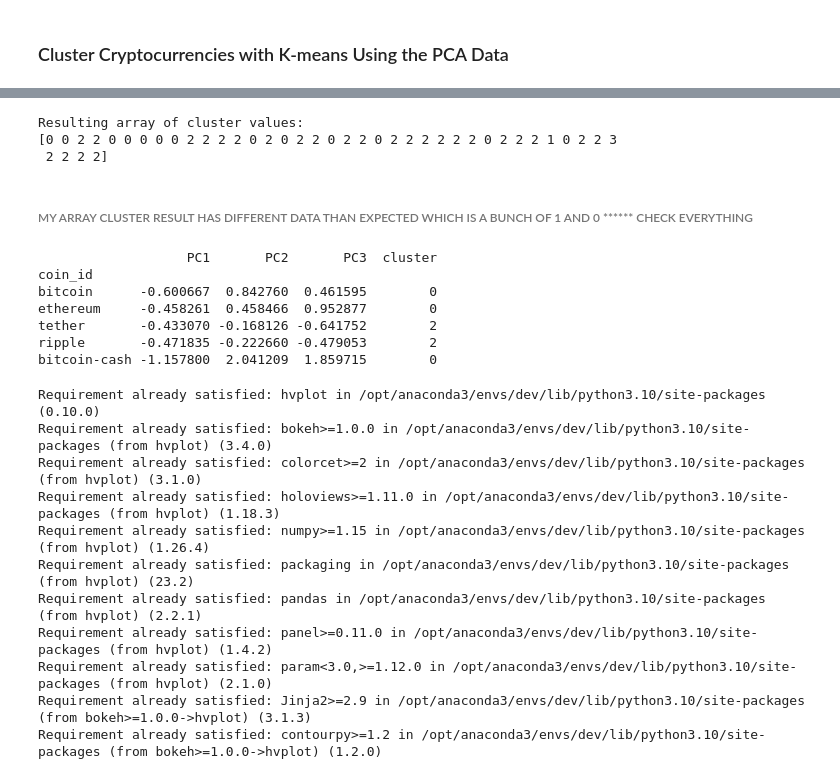
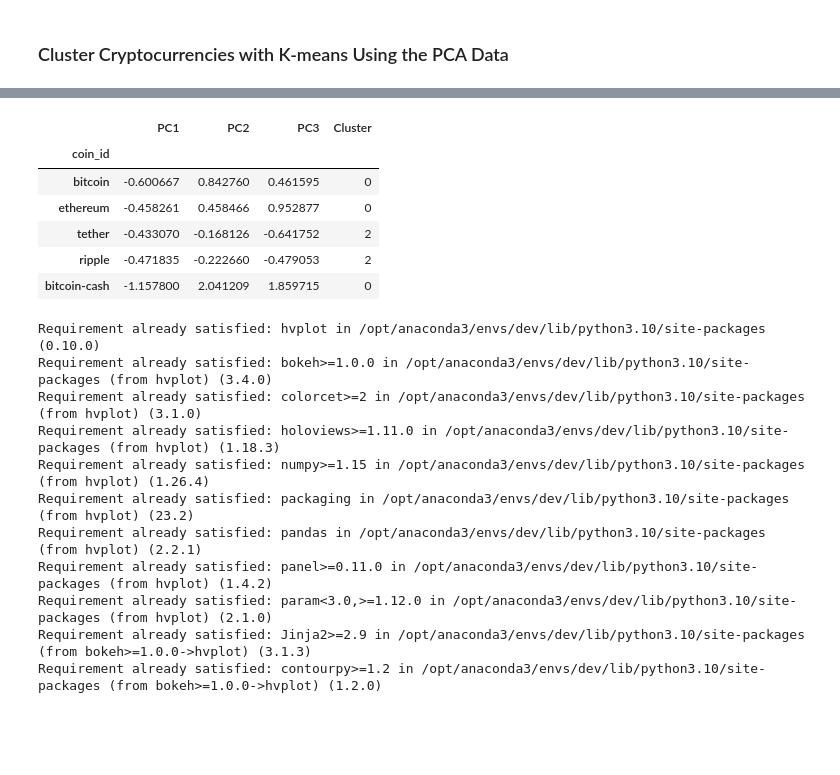
Before and after one commit to cwanko/CryptoClustering, a Jupyter notebook: Crypto_Clustering.ipynb, the cells around one changed output, grey strips where cells are left out. Saved outputs shown, nothing was run; the diff lists cells and outputs as text; code cells hidden in the pictures; blank space fills up the shorter version.

```diff
--- a/Crypto_Clustering.ipynb
+++ b/Crypto_Clustering.ipynb
@@ -555,38 +366,39 @@ bitcoin-cash -1.157800  2.041209  1.859715        0
-# %%
-# Predict the clusters to group the cryptocurrencies using the PCA data
-# Predict the clusters using the PCA DataFrame
-clusters = kmeans_best.predict(pca_df)
-
-# Print the resulting array of cluster values
-print("Resulting array of cluster values:")
-print(clusters)
-# %% [output]
-Resulting array of cluster values:
-[0 0 2 2 0 0 0 0 0 2 2 2 2 0 2 0 2 2 0 2 2 0 2 2 2 2 2 2 0 2 2 2 1 0 2 2 3
- 2 2 2 2]
-# %% [markdown]
-###### MY ARRAY CLUSTER RESULT HAS DIFFERENT DATA THAN EXPECTED WHICH IS A BUNCH OF 1 AND 0 ****** CHECK EVERYTHING
-# %%
-# Create a copy of the DataFrame with the PCA data
-# Add a new column to the DataFrame with the predicted clusters
-# Display sample data
-
-# Create a copy of the DataFrame with the PCA data
-pca_df_copy = pca_df.copy()
-
-# Add a new column to the DataFrame with the predicted clusters
-pca_df_copy['cluster'] = clusters
-
-# Display sample data
-print(pca_df_copy.head())
-# %% [output]
-                   PC1       PC2       PC3  cluster
-coin_id
-bitcoin      -0.600667  0.842760  0.461595        0
-ethereum     -0.458261  0.458466  0.952877        0
-tether       -0.433070 -0.168126 -0.641752        2
-ripple       -0.471835 -0.222660 -0.479053        2
-bitcoin-cash -1.157800  2.041209  1.859715        0
+# %%
+
+# Use the PCA model with fit_transform on the original scaled DataFrame
+pca_data = pca.fit_transform(scaled_data)
+
+# Creating a DataFrame with the PCA data
+pca_df = pd.DataFrame(pca_data, index=market_data_df.index, columns=['PC1', 'PC2', 'PC3'])
+
+# Initialize the K-Means model using the best value for k (assuming k=4 from previous analysis)
+kmeans = KMeans(n_clusters=4, random_state=42)
+
+# Fit the K-Means model using the PCA data
+kmeans.fit(pca_df)
+
+# Predict the clusters to group the cryptocurrencies using the PCA data
+clusters = kmeans.predict(pca_df)
+
+# Print the resulting array of cluster values
+# print(clusters)
+
+# Create a copy of the DataFrame with the PCA data
+pca_df_with_clusters = pca_df.copy()
+
+# Add a new column to the DataFrame with the predicted clusters
+pca_df_with_clusters['Cluster'] = clusters
+
+# Display sample data
+display(pca_df_with_clusters.head())
+# %% [output]
+|  | PC1 | PC2 | PC3 | Cluster |
+| coin_id |  |  |  |  |
+| bitcoin | -0.600667 | 0.842760 | 0.461595 | 0 |
+| ethereum | -0.458261 | 0.458466 | 0.952877 | 0 |
+| tether | -0.433070 | -0.168126 | -0.641752 | 2 |
+| ripple | -0.471835 | -0.222660 | -0.479053 | 2 |
+| bitcoin-cash | -1.157800 | 2.041209 | 1.859715 | 0 |
 # %%
 pip install hvplot
 # %% [output]
```
Also changed, not shown: parts of 29 cells of this notebook.
